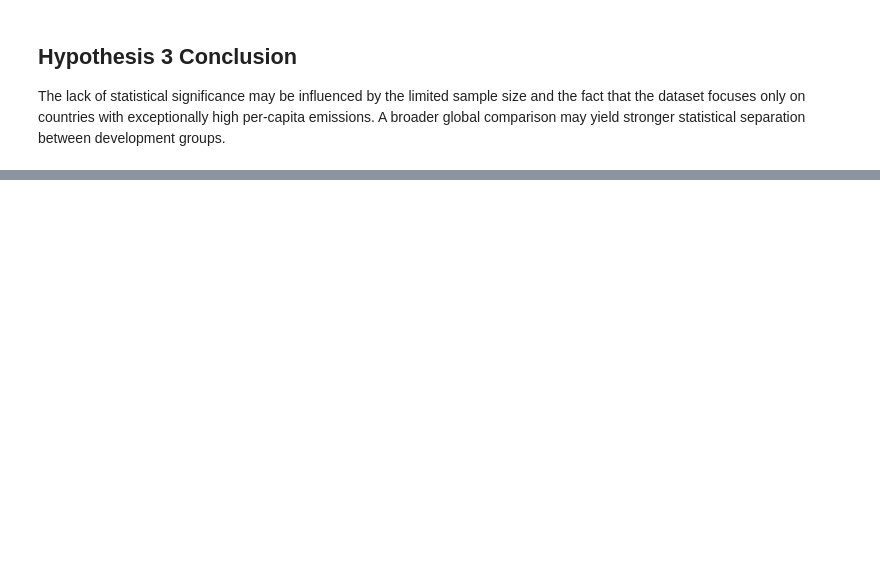
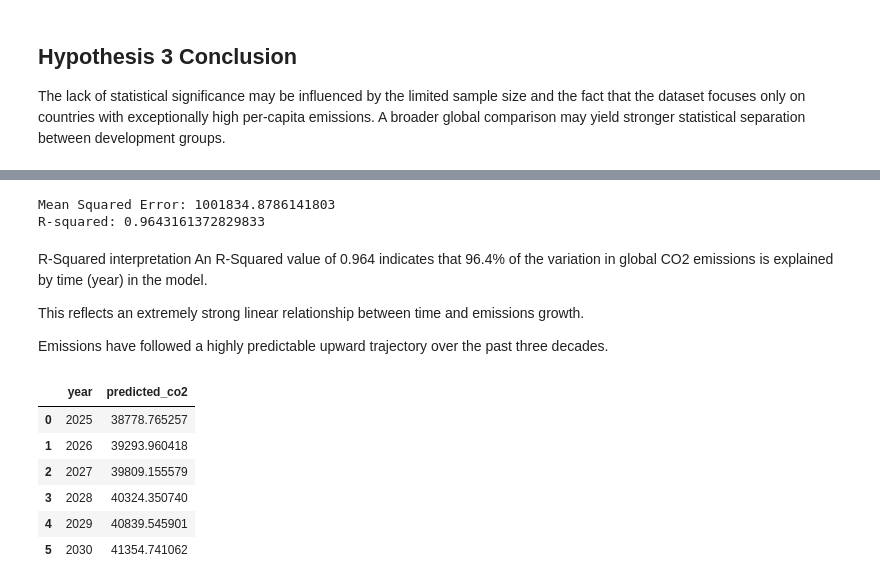
Before and after one commit to funmiafola/Global-Co2-Emissions-Responsibility, a Jupyter notebook: jupyter_notebooks/Hypothesis_and_modelling.ipynb, the cells around one changed output, grey strips where cells are left out. Cells and saved outputs as stored; diff of their text form; code cells hidden in the pictures; blank space fills up the shorter version.

Commit message:
Forecast Regression Model completed

```diff
--- a/jupyter_notebooks/Hypothesis_and_modelling.ipynb
+++ b/jupyter_notebooks/Hypothesis_and_modelling.ipynb
@@ -224,0 +242,4 @@ The lack of statistical significance may be influenced by the limited sample siz
+# %%
+# Define features and target variable
+X = global_year[['year']]
+y = global_year['co2']
@@ -224,0 +250,4 @@ The lack of statistical significance may be influenced by the limited sample siz
+# %%
+# Train Linear Regression Model
+model_global = LinearRegression()
+model_global.fit(X, y)
@@ -224,0 +273,30 @@ The lack of statistical significance may be influenced by the limited sample siz
+# %%
+# Prediction using Mean Square Error
+predictions = model_global.predict(X)
+mse = mean_squared_error(y, predictions)
+r2 = r2_score(y, predictions)
+print('Mean Squared Error:', mse)
+print('R-squared:', r2)
+# %% [output]
+Mean Squared Error: 1001834.8786141803
+R-squared: 0.9643161372829833
+# %% [markdown]
+R-Squared interpretation
+An R-Squared value of 0.964 indicates that 96.4% of the variation in global CO2 emissions is explained by time (year) in the model.
+
+This reflects an extremely strong linear relationship between time and emissions growth.
+
+Emissions have followed a highly predictable upward trajectory over the past three decades.
+# %%
+# Forecasting future emissions from 2025 to 2031
+future_years = pd.DataFrame({'year': list(range(2025, 2031))})
+future_years['predicted_co2'] = model_global.predict(future_years)
+future_years
+# %% [output]
+|  | year | predicted_co2 |
+| 0 | 2025 | 38778.765257 |
+| 1 | 2026 | 39293.960418 |
+| 2 | 2027 | 39809.155579 |
+| 3 | 2028 | 40324.350740 |
+| 4 | 2029 | 40839.545901 |
+| 5 | 2030 | 41354.741062 |
```
Also changed, not shown: parts of 19 cells of this notebook.
